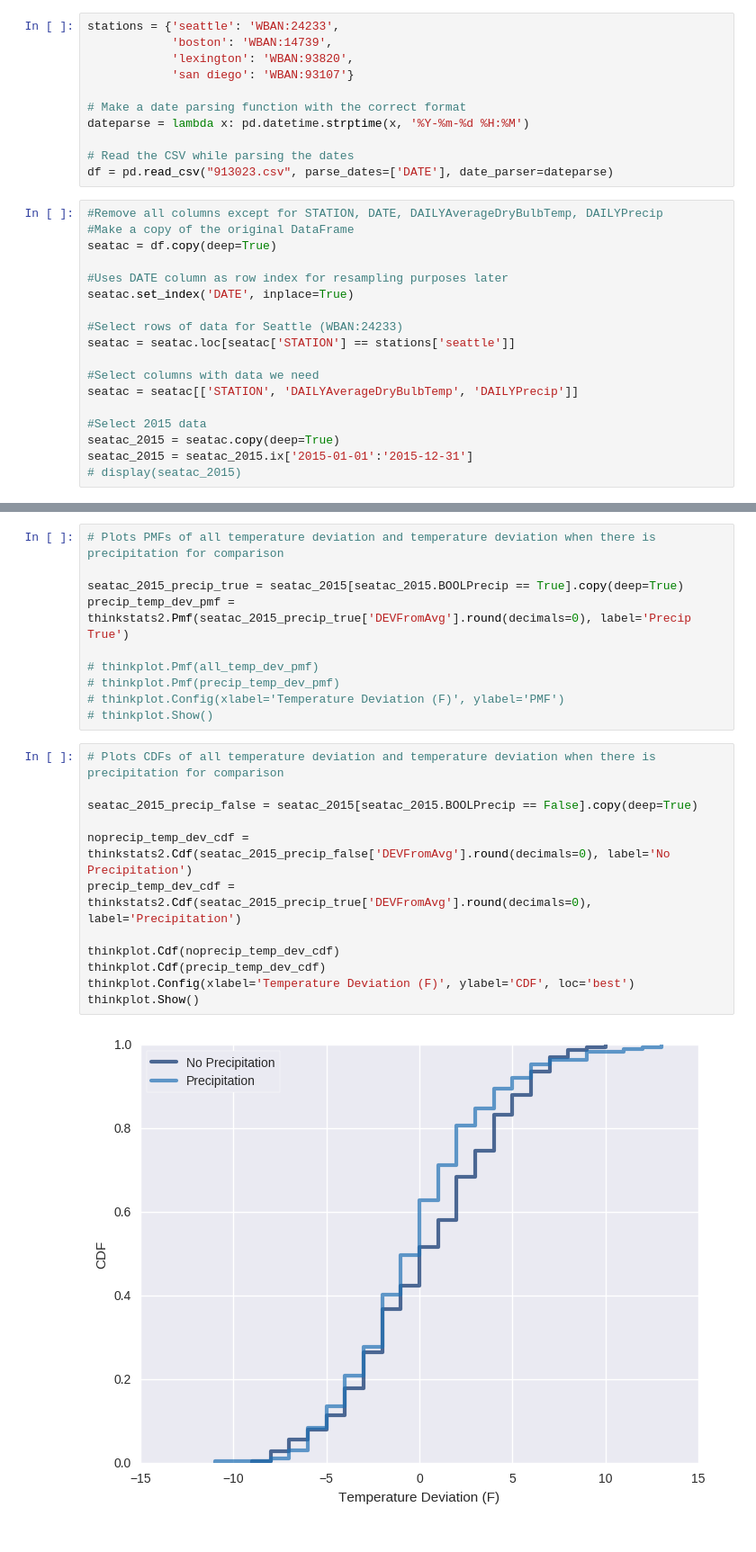
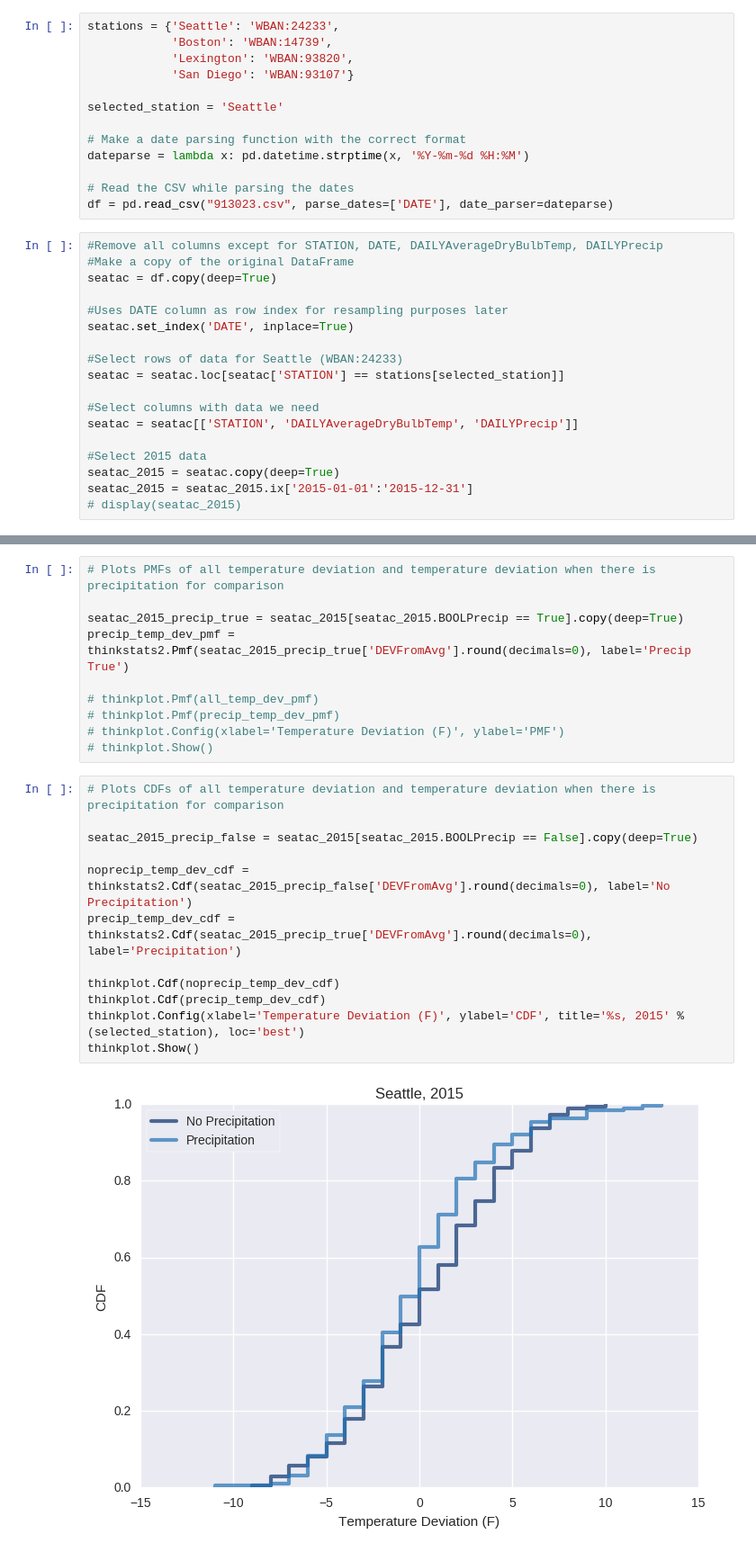
Before and after one commit to williamalu/data_science_weather, a Jupyter notebook: report2.ipynb, the cells around one changed output, grey strips where cells are left out. Shown: that part at 90% size. Drawn from its saved outputs; the diff is of its cells as text.

Commit message:
added code for dynamic plot titles

```diff
--- a/report2.ipynb
+++ b/report2.ipynb
@@ -22,10 +22,12 @@ import thinkplot
 
 import statsmodels.formula.api as smf
 # %%
-stations = {'seattle': 'WBAN:24233',
-            'boston': 'WBAN:14739',
-            'lexington': 'WBAN:93820',
-            'san diego': 'WBAN:93107'}
+stations = {'Seattle': 'WBAN:24233',
+            'Boston': 'WBAN:14739',
+            'Lexington': 'WBAN:93820',
+            'San Diego': 'WBAN:93107'}
+
+selected_station = 'Seattle'
 
 # Make a date parsing function with the correct format
 dateparse = lambda x: pd.datetime.strptime(x, '%Y-%m-%d %H:%M')
@@ -41,7 +43,7 @@ seatac = df.copy(deep=True)
 seatac.set_index('DATE', inplace=True)
 
 #Select rows of data for Seattle (WBAN:24233)
-seatac = seatac.loc[seatac['STATION'] == stations['seattle']]
+seatac = seatac.loc[seatac['STATION'] == stations[selected_station]]
 
 #Select columns with data we need
 seatac = seatac[['STATION', 'DAILYAverageDryBulbTemp', 'DAILYPrecip']]
@@ -146,17 +146,17 @@ precip_temp_dev_pmf = thinkstats2.Pmf(seatac_2015_precip_true['DEVFromAvg'].roun
 # %%
 # Plots CDFs of all temperature deviation and temperature deviation when there is precipitation for comparison
 
 seatac_2015_precip_false = seatac_2015[seatac_2015.BOOLPrecip == False].copy(deep=True)
 
 noprecip_temp_dev_cdf = thinkstats2.Cdf(seatac_2015_precip_false['DEVFromAvg'].round(decimals=0), label='No Precipitation')
 precip_temp_dev_cdf = thinkstats2.Cdf(seatac_2015_precip_true['DEVFromAvg'].round(decimals=0), label='Precipitation')
 
 thinkplot.Cdf(noprecip_temp_dev_cdf)
 thinkplot.Cdf(precip_temp_dev_cdf)
-thinkplot.Config(xlabel='Temperature Deviation (F)', ylabel='CDF', loc='best')
+thinkplot.Config(xlabel='Temperature Deviation (F)', ylabel='CDF', title='%s, 2015' %(selected_station), loc='best')
 thinkplot.Show()
 # %% [output]
-[figure, old version]
+[figure, new version]
 # %%
 plot_date(seatac_2015.index.astype(datetime), seatac_2015.DEVFromAvg)
 
```
Also changed, not shown: parts of 4 cells of this notebook.
